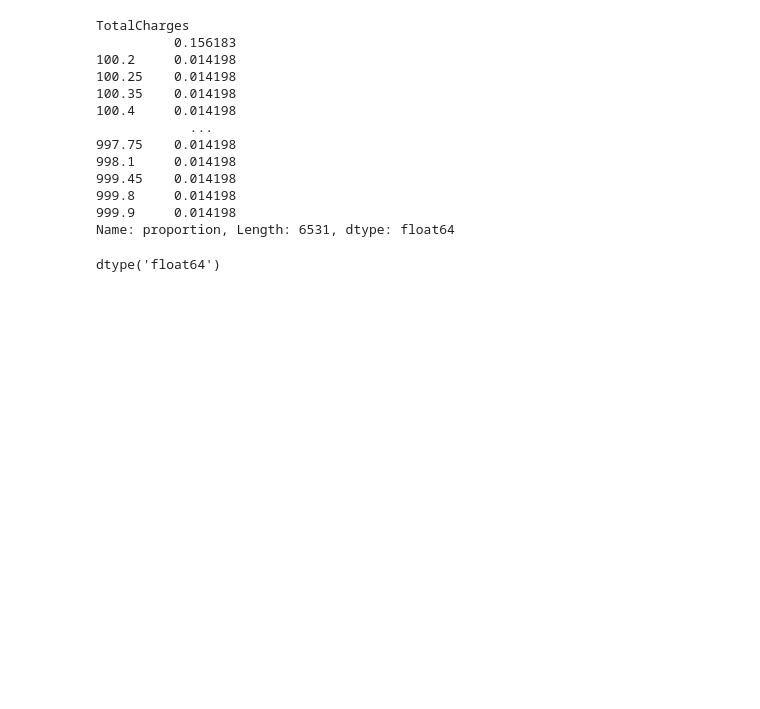
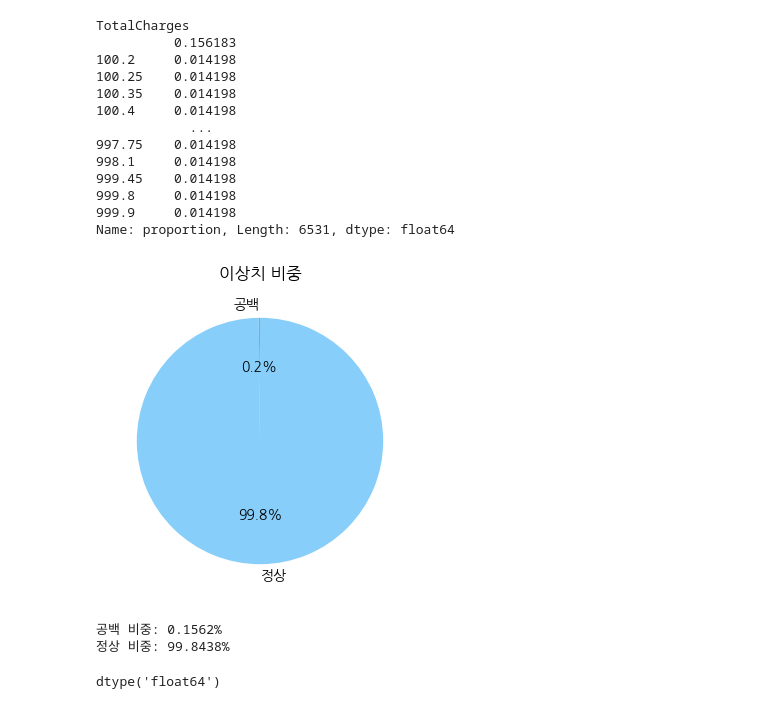
Before and after one commit to S-HNJN/Aiffel, a Jupyter notebook: Telco/Telco.ipynb, the cells around one changed output. Cells and saved outputs as stored; diff of their text form; code cells hidden in the pictures; blank space fills up the shorter version.

```diff
--- a/Telco/Telco.ipynb
+++ b/Telco/Telco.ipynb
@@ -18,9 +14,9 @@ from xgboost import XGBClassifier
 from catboost import CatBoostClassifier
 from lightgbm import LGBMClassifier
 # %%
-df=pd.read_csv('Telco.csv')
+telco_df=pd.read_csv('Telco.csv')
 pd.set_option('display.max_columns', None)
-df.head()
+telco_df.head()
 # %% [output]
 |  | customerID | gender | SeniorCitizen | Partner | Dependents | tenure | PhoneService | MultipleLines | ... |
 | 0 | 7590-VHVEG | Female | 0 | Yes | No | 1 | No | No phone service | ... |
@@ -150,4 +144,17 @@ TotalCharges
 999.8     0.014198
 999.9     0.014198
 Name: proportion, Length: 6531, dtype: float64
+# %%
+mean = telco_df['TotalCharges'].value_counts(normalize=True).sort_index().iloc[0]*100
+plt.figure(figsize=(8,4))
+plt.pie([mean, 100-mean], labels=['공백', '정상'], autopct='%1.1f%%', startangle=90, colors=['lightcoral', 'lightskyblue'])
+plt.title('이상치 비중')
+plt.show()
+
+for i, v in {'공백': mean, '정상': 100-mean}.items():
+    print(f"{i} 비중: {v:.4f}%")
+# %% [output]
+[figure, added]
+공백 비중: 0.1562%
+정상 비중: 99.8438%
 # %%
```
Also changed, not shown: parts of 10 cells of this notebook.
